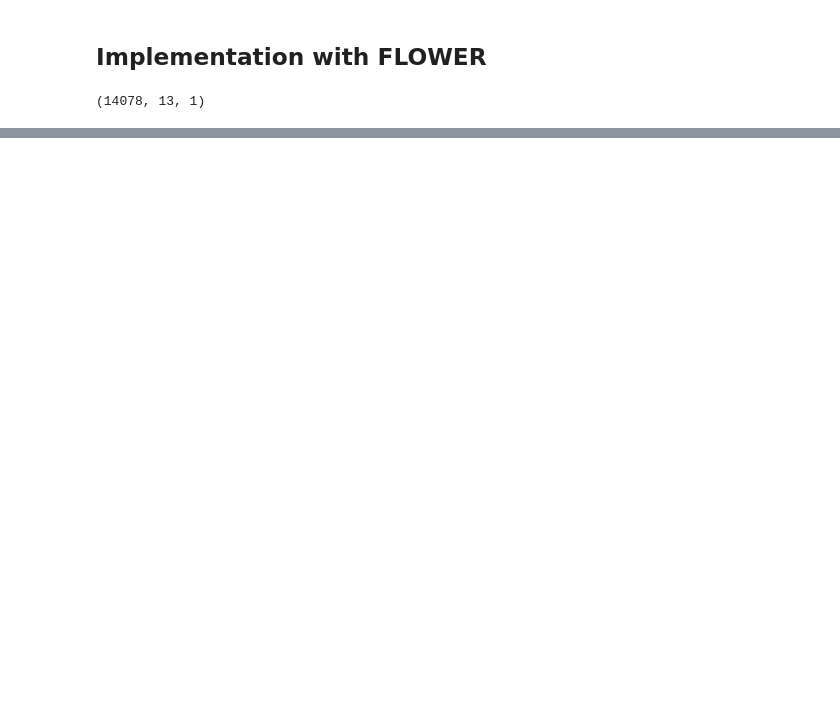
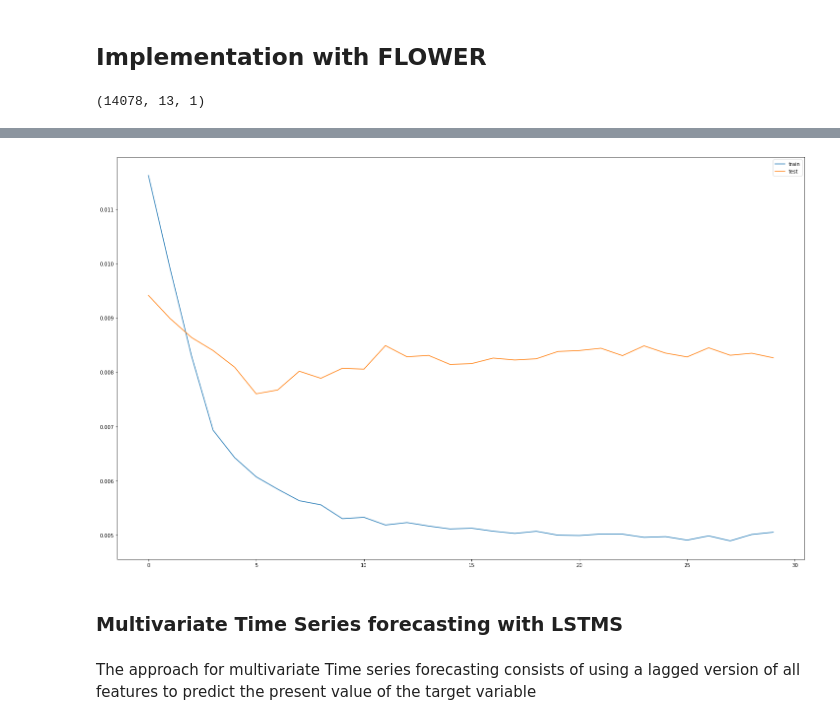
Before and after one commit to danbm94/masterthesis, a Jupyter notebook: flwer_smart.ipynb, the cells around one changed output, grey strips where cells are left out. Cells and saved outputs as stored; diff of their text form; code cells hidden in the pictures; blank space fills up the shorter version.

Commit message:
example multivariatelstm

```diff
--- a/flwer_smart.ipynb
+++ b/flwer_smart.ipynb
@@ -207,0 +218,12 @@ pd.DataFrame(pred_test).loc[800:850,].plot()
+# %%
+# plot history
+plt.plot(history.history['loss'], label='train')
+plt.plot(history.history['val_loss'], label='test')
+plt.legend()
+plt.show()
+# %% [output]
+[figure, added]
+# %% [markdown]
+### Multivariate Time Series forecasting with LSTMS
+# %% [markdown]
+The approach for multivariate Time series forecasting consists of using a lagged version of all features to predict the present value of the target variable
```
Also changed, not shown: parts of 40 cells of this notebook.
